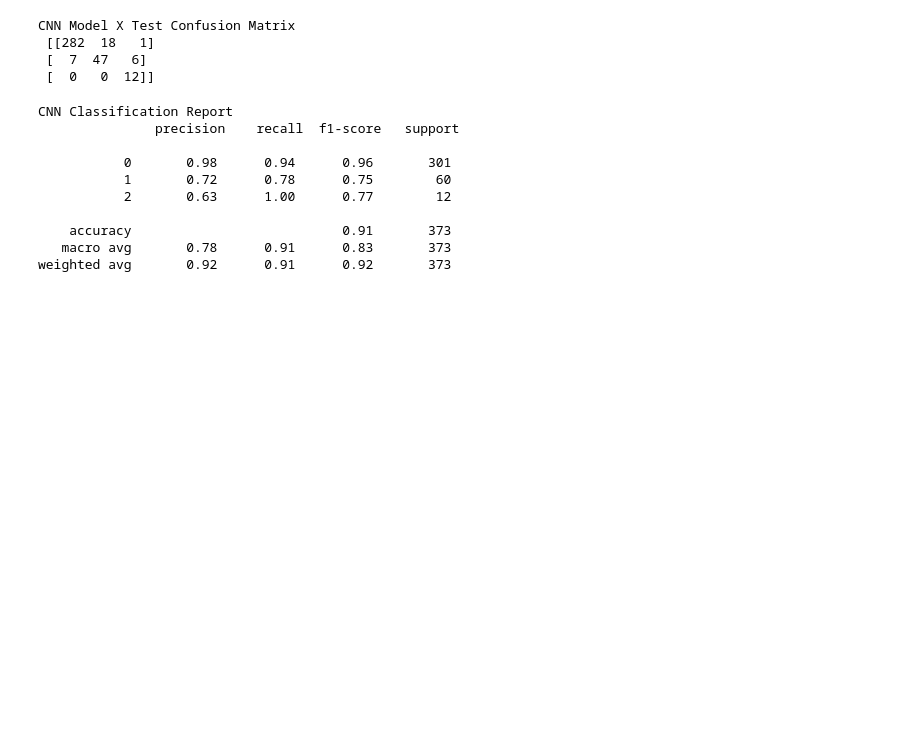
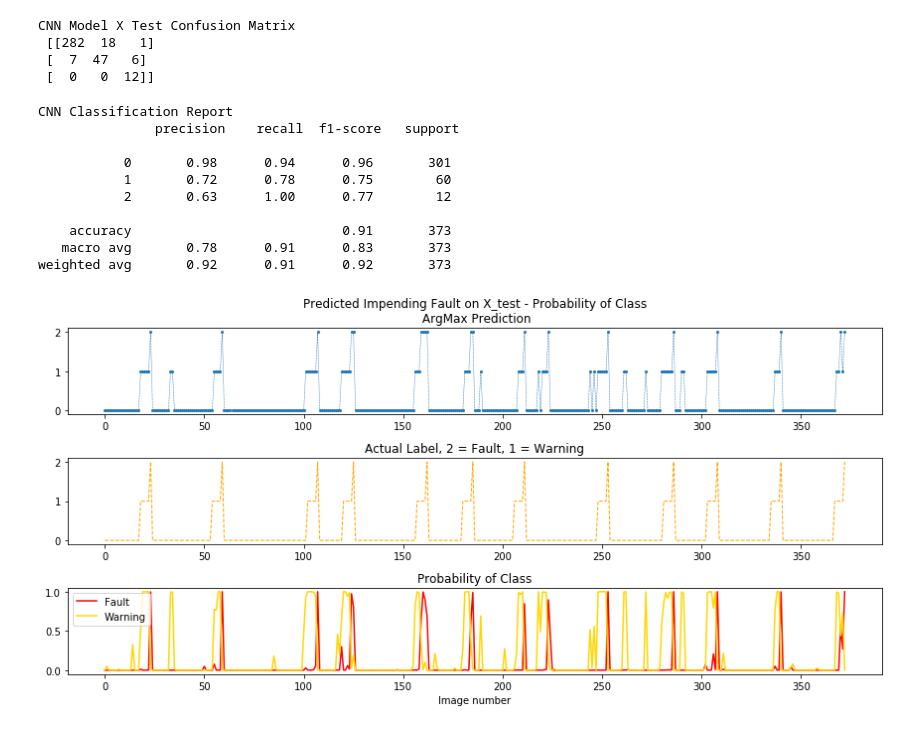
Before and after one commit to dvbckle/Process-Fault-Identification-with-CNN, a Jupyter notebook: Simulated Process Fault Prediction with Vel and Accel-3Class.ipynb, the cells around one changed output. Saved outputs shown, nothing was run; the diff lists cells and outputs as text; code cells hidden in the pictures; blank space fills up the shorter version.

```diff
--- a/Simulated Process Fault Prediction with Vel and Accel-3Class.ipynb
+++ b/Simulated Process Fault Prediction with Vel and Accel-3Class.ipynb
@@ -353,3 +353,24 @@ CNN Classification Report
 weighted avg       0.92      0.91      0.92       373
 # %%
 model.save("Simulated_process_w_vel_acc_3class.h5")
+# %%
+def Three_Track_Plot(actual, pred, prob, a, b, title1, fig_height=6):
+    Rge=range(a,b)
+    fig, (ax1, ax2, ax3) = plt.subplots(3, 1, figsize=(12,fig_height))
+    ax1.plot(Rge, pred[a:b], label = "ArgMax Prediction", ls = '--', lw=0.5, marker = 'o', markersize = 2)
+    ax2.plot(Rge, actual[a:b], label ="Actual Label", c ='orange', ls = '--', lw = 1)
+    ax3.plot(Rge, prob[a:b,2], label ="Fault", c = 'r')
+    ax3.plot(Rge, prob[a:b,1], label ="Warning", c='gold')
+
+
+    ax1.set_title(('{}{}{}').format('Predicted Impending Fault on ', title1, '\n ArgMax Prediction'))
+    ax2.set_title('Actual Label, 2 = Fault, 1 = Warning')
+    ax3.set_title('Probability of Class')
+    plt.xlabel('Image number')
+    plt.legend()
+    plt.tight_layout()
+    plt.show()
+# %%
+Three_Track_Plot(Yt, y_pred, y_prob, 0, len(y_pred), 'X_test - Probability of Class')
+# %% [output]
+[figure, added]
```
